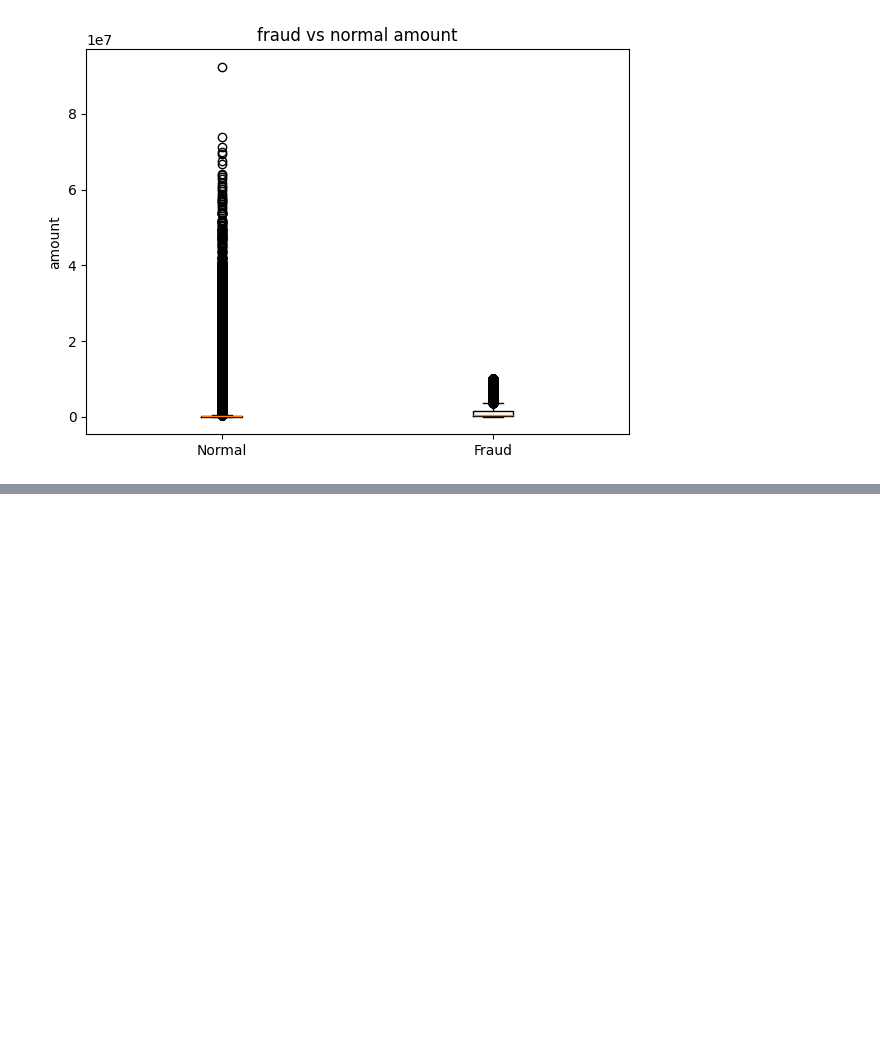
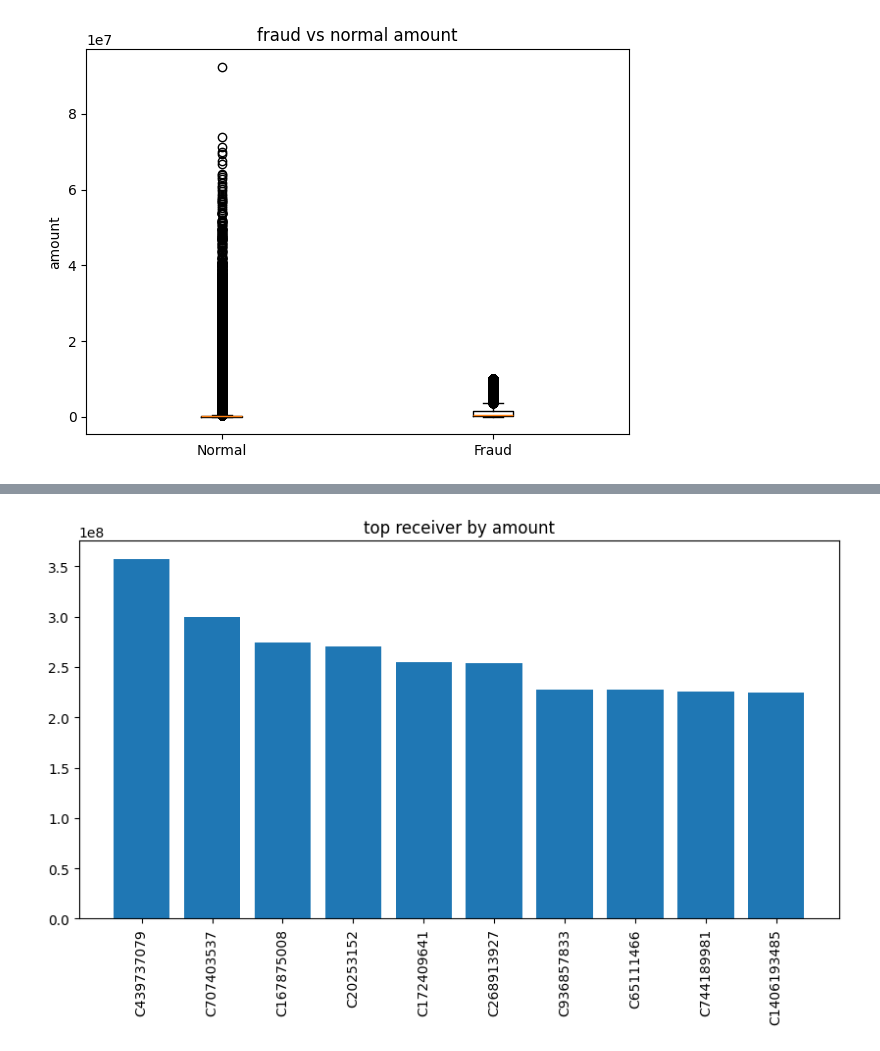
Before and after one commit to Nityanand-Khule-24/SecurePay-AI, a Jupyter notebook: notebooks/02_eda.ipynb, the cells around one changed output, grey strips where cells are left out. Cells and saved outputs as stored; diff of their text form; code cells hidden in the pictures; blank space fills up the shorter version.

```diff
--- a/notebooks/02_eda.ipynb
+++ b/notebooks/02_eda.ipynb
@@ -227,0 +328,7 @@ plt.show()
+# %%
+# receiver total amount
+
+receiver_amount = (
+    df.groupby("namedest")["amount"].sum().sort_values(ascending=False).head(10)
+)
+receiver_amount
@@ -227,0 +348,13 @@ plt.show()
+# %%
+# visualization
+
+plt.figure(figsize=(10,5))
+plt.bar(
+    receiver_amount.index,
+    receiver_amount.values
+)
+plt.xticks(rotation=90)
+plt.title("top receiver by amount")
+plt.show()
+# %% [output]
+[figure, added]
```
Also changed, not shown: parts of 15 cells of this notebook.
